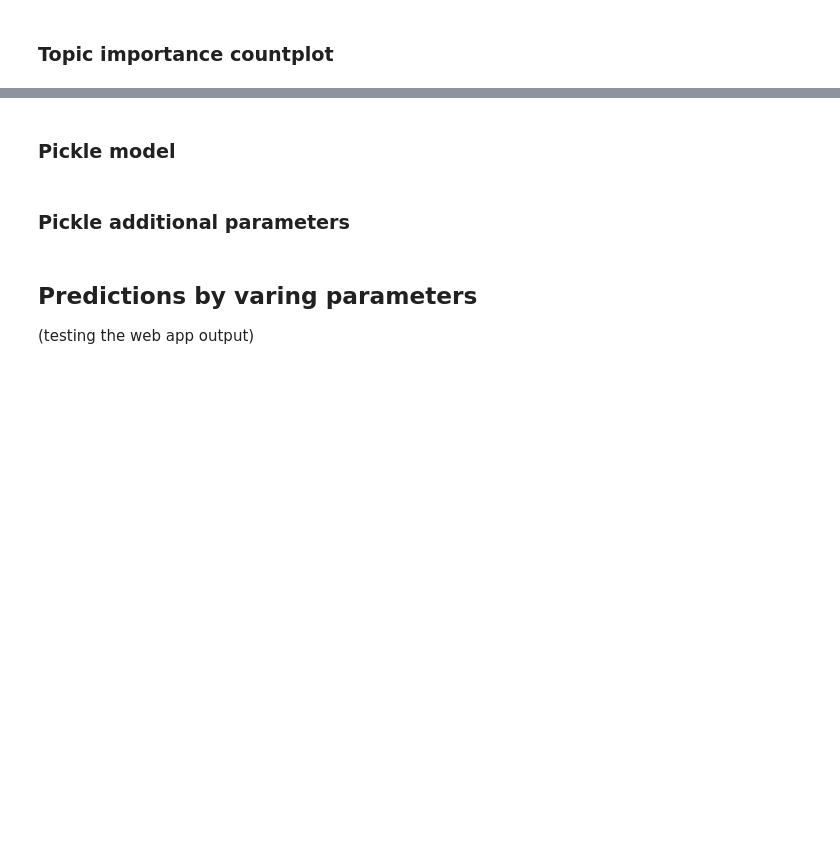
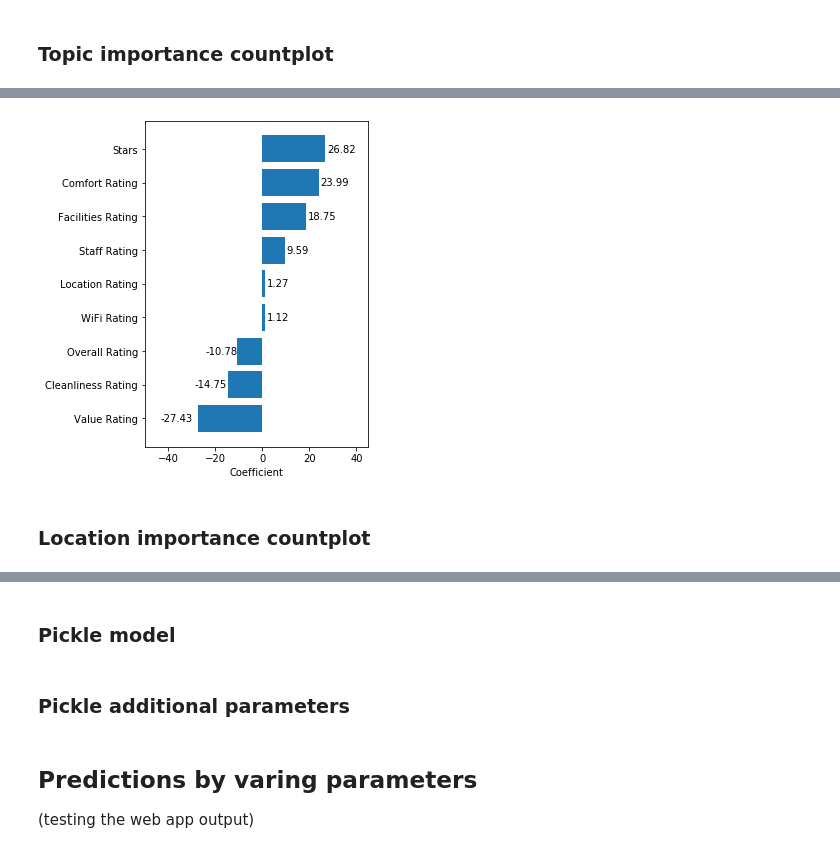
Before and after one commit to rmondini/insight-project, a Jupyter notebook: price-prediction.ipynb, the cells around one changed output, grey strips where cells are left out. Cells and saved outputs as stored; diff of their text form; code cells hidden in the pictures; blank space fills up the shorter version.

```diff
--- a/price-prediction.ipynb
+++ b/price-prediction.ipynb
@@ -494,0 +448,14 @@ plt.show()
+# %%
+reg_hotel_feats_summary = reg_summary.loc[0:8].copy()
+reg_hotel_feats_summary.sort_values(by=['Weights'],ascending=False,inplace=True)
+reg_hotel_feats_summary.reset_index(drop=True,inplace=True)
+
+reg_hotel_feats_summary.replace('hotel_stars','Stars',inplace=True)
+reg_hotel_feats_summary.replace('hotel_comfort_rating','Comfort Rating',inplace=True)
+reg_hotel_feats_summary.replace('hotel_facilities_rating','Facilities Rating',inplace=True)
+reg_hotel_feats_summary.replace('hotel_staff_rating','Staff Rating',inplace=True)
+reg_hotel_feats_summary.replace('hotel_wifi_rating','WiFi Rating',inplace=True)
+reg_hotel_feats_summary.replace('hotel_location_rating','Location Rating',inplace=True)
+reg_hotel_feats_summary.replace('hotel_cleanliness_rating','Cleanliness Rating',inplace=True)
+reg_hotel_feats_summary.replace('hotel_value_rating','Value Rating',inplace=True)
+reg_hotel_feats_summary.replace('hotel_overall_rating','Overall Rating',inplace=True)
@@ -494,0 +475,20 @@ plt.show()
+# %%
+fig,ax = plt.subplots(figsize=(4,6))
+ax.barh(reg_hotel_feats_summary.index, reg_hotel_feats_summary['Weights'])
+ax.set_yticks(reg_hotel_feats_summary.index)
+ax.set_yticklabels(reg_hotel_feats_summary['Features'])
+ax.invert_yaxis()
+ax.set_xlim(-50,45)
+ax.set_xlabel('Coefficient')
+
+for i,v in enumerate(reg_hotel_feats_summary['Weights']):
+    if v>0:
+        plt.text(v+0.75, i, str(round(v, 2)), color='black', va="center", fontsize=10)
+    else:
+        plt.text(1.15*v-12, i, str(round(v, 2)), color='black', va="center", fontsize=10)
+
+plt.show()
+# %% [output]
+[figure, added]
+# %% [markdown]
+### Location importance countplot
```
Also changed, not shown: parts of 17 cells of this notebook, 1 other file.
